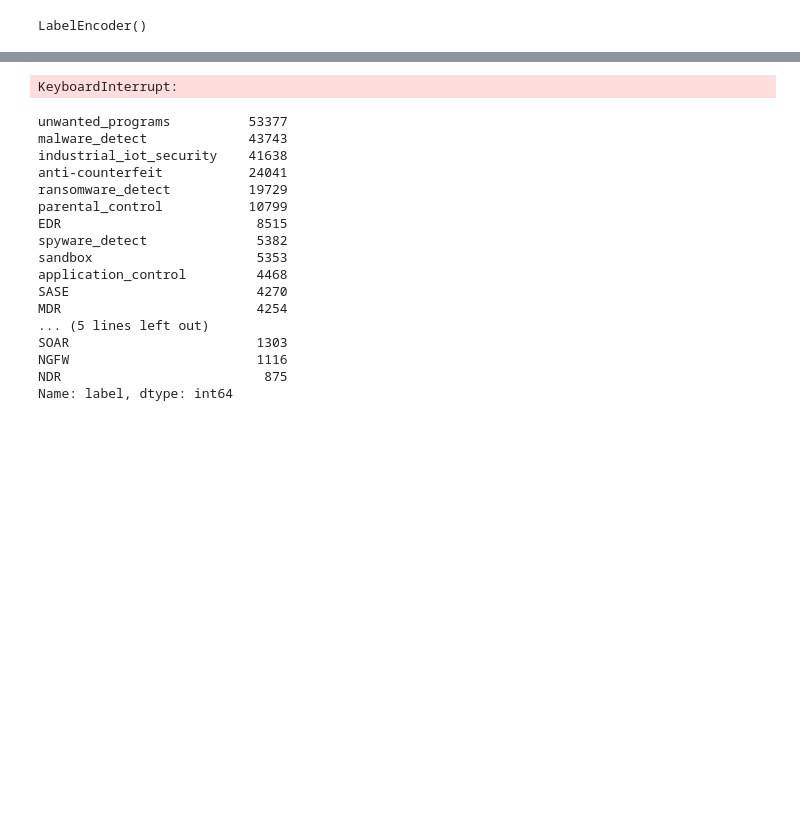
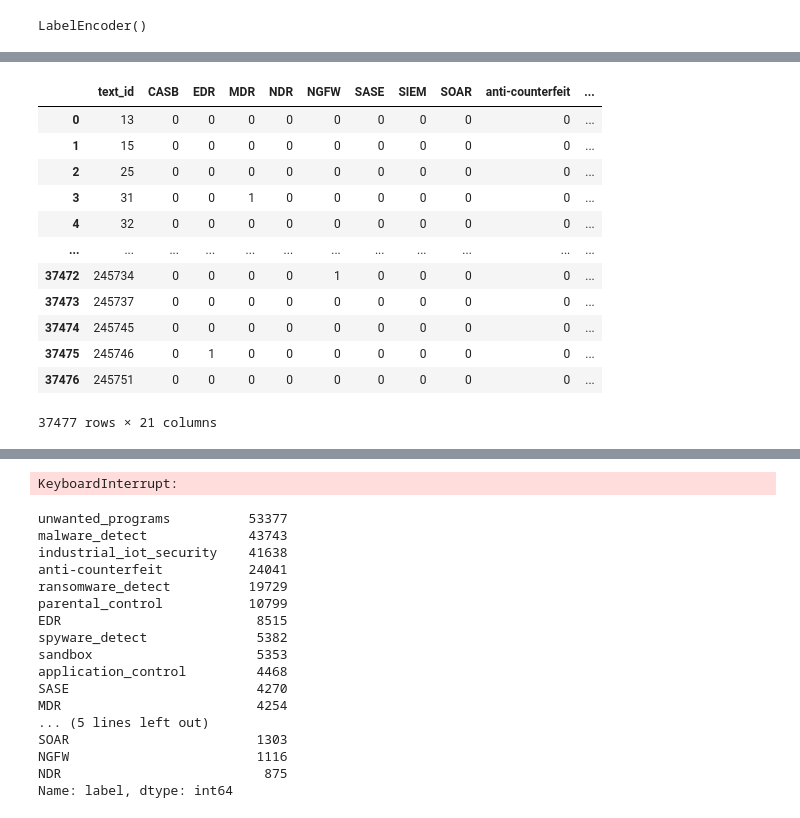
Before and after one commit to dmitrykhrabroff/test, a Jupyter notebook: notebooks/EDA.ipynb, the cells around one changed output, grey strips where cells are left out. Drawn from its saved outputs; the diff is of its cells as text; code cells hidden in the pictures; blank space fills up the shorter version.

```diff
--- a/notebooks/EDA.ipynb
+++ b/notebooks/EDA.ipynb
@@ -234,0 +239,17 @@ pd.concat([clean_df, pd.get_dummies(clean_df.label)], axis = 1)
+# %%
+dd = duplicated_df.groupby('text_id')[labels].sum().reset_index()
+dd
+# %% [output]
+|  | text_id | CASB | EDR | MDR | NDR | NGFW | SASE | SIEM | SOAR | anti-counterfeit | ... |
+| 0 | 13 | 0 | 0 | 0 | 0 | 0 | 0 | 0 | 0 | 0 | ... |
+| 1 | 15 | 0 | 0 | 0 | 0 | 0 | 0 | 0 | 0 | 0 | ... |
+| 2 | 25 | 0 | 0 | 0 | 0 | 0 | 0 | 0 | 0 | 0 | ... |
+| 3 | 31 | 0 | 0 | 1 | 0 | 0 | 0 | 0 | 0 | 0 | ... |
+| 4 | 32 | 0 | 0 | 0 | 0 | 0 | 0 | 0 | 0 | 0 | ... |
+| ... | ... | ... | ... | ... | ... | ... | ... | ... | ... | ... | ... |
+| 37472 | 245734 | 0 | 0 | 0 | 0 | 1 | 0 | 0 | 0 | 0 | ... |
+| 37473 | 245737 | 0 | 0 | 0 | 0 | 0 | 0 | 0 | 0 | 0 | ... |
+| 37474 | 245745 | 0 | 0 | 0 | 0 | 0 | 0 | 0 | 0 | 0 | ... |
+| 37475 | 245746 | 0 | 1 | 0 | 0 | 0 | 0 | 0 | 0 | 0 | ... |
+| 37476 | 245751 | 0 | 0 | 0 | 0 | 0 | 0 | 0 | 0 | 0 | ... |
+37477 rows × 21 columns
```
Also changed, not shown: parts of 20 cells of this notebook, 5 other files.
